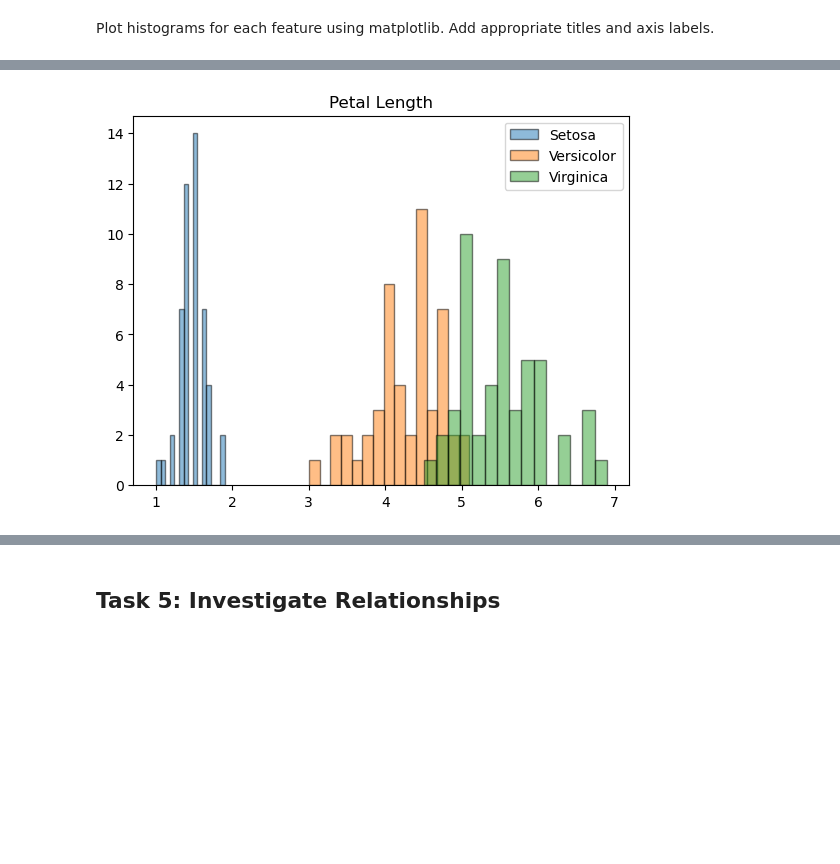
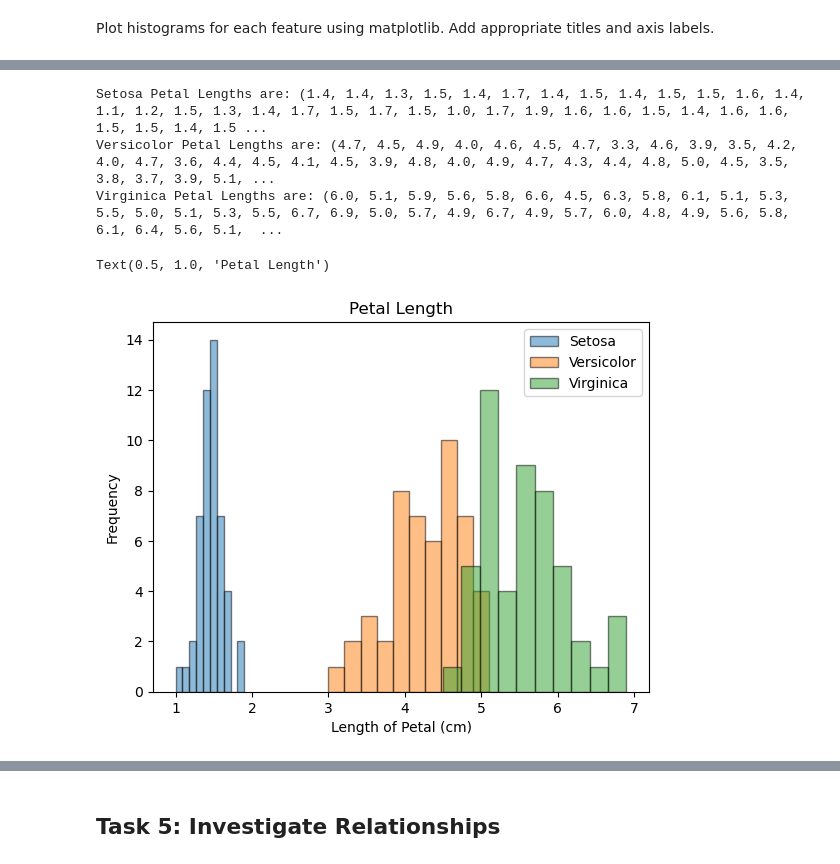
Before and after one commit to callagg2/principles_of_data_analytics, a Jupyter notebook: assessment/tasks.ipynb, the cells around one changed output, grey strips where cells are left out. Saved outputs shown, nothing was run; the diff lists cells and outputs as text; code cells hidden in the pictures; blank space fills up the shorter version.

```diff
--- a/assessment/tasks.ipynb
+++ b/assessment/tasks.ipynb
@@ -140,19 +150,24 @@ plt.show()
 # %%
 setosa_petal_length=(iris[0][0][2],iris[0][1][2],iris[0][2][2],iris[0][3][2],iris[0][4][2],iris[0][5][2],iris[0][6][2],iris[0][7][2],iris[0][8][2],iris[0][9][2],iris[0][10][2],iris[0][11][2],iris[0][12][2],iris[0][13][2],iris[0][14][2],iris[0][15][2],iris[0][16][2],iris[0][17][2],iris[0][18][2],iris[0][19][2],iris[0][20][2],iris[0][21][2],iris[0][22][2],iris[0][23][2],iris[0][24][2],iris[0][25][2],iris[0][26][2],iris[0][27][2],iris[0][28][2],iris[0][29][2],iris[0][30][2],iris[0][31][2],iris[0][32][2],iris[0][33][2],iris[0][34][2],iris[0][35][2],iris[0][36][2],iris[0][37][2],iris[0][38][2],iris[0][39][2],iris[0][40][2],iris[0][41][2],iris[0][42][2],iris[0][43][2],iris[0][44][2],iris[0][45][2],iris[0][46][2],iris[0][47][2],iris[0][48][2],iris[0][49][2])
+print(f"Setosa Petal Lengths are: {setosa_petal_length}")
+versicolor_petal_length=(iris[1][0][2],iris[1][1][2],iris[1][2][2],iris[1][3][2],iris[1][4][2],iris[1][5][2],iris[1][6][2],iris[1][7][2],iris[1][8][2],iris[1][9][2],iris[1][10][2],iris[1][11][2],iris[1][12][2],iris[1][13][2],iris[1][14][2],iris[1][15][2],iris[1][16][2],iris[1][17][2],iris[1][18][2],iris[1][19][2],iris[1][20][2],iris[1][21][2],iris[1][22][2],iris[1][23][2],iris[1][24][2],iris[1][25][2],iris[1][26][2],iris[1][27][2],iris[1][28][2],iris[1][29][2],iris[1][30][2],iris[1][31][2],iris[1][32][2],iris[1][33][2],iris[1][34][2],iris[1][35][2],iris[1][36][2],iris[1][37][2],iris[1][38][2],iris[1][39][2],iris[1][40][2],iris[1][41][2],iris[1][42][2],iris[1][43][2],iris[1][44][2],iris[1][45][2],iris[1][46][2],iris[1][47][2],iris[1][48][2],iris[1][49][2])
+print(f"Versicolor Petal Lengths are: {versicolor_petal_length}")
+virginica_petal_length=(iris[2][0][2],iris[2][1][2],iris[2][2][2],iris[2][3][2],iris[2][4][2],iris[2][5][2],iris[2][6][2],iris[2][7][2],iris[2][8][2],iris[2][9][2],iris[2][10][2],iris[2][11][2],iris[2][12][2],iris[2][13][2],iris[2][14][2],iris[2][15][2],iris[2][16][2],iris[2][17][2],iris[2][18][2],iris[2][19][2],iris[2][20][2],iris[2][21][2],iris[2][22][2],iris[2][23][2],iris[2][24][2],iris[2][25][2],iris[2][26][2],iris[2][27][2],iris[2][28][2],iris[2][29][2],iris[2][30][2],iris[2][31][2],iris[2][32][2],iris[2][33][2],iris[2][34][2],iris[2][35][2],iris[2][36][2],iris[2][37][2],iris[2][38][2],iris[2][39][2],iris[2][40][2],iris[2][41][2],iris[2][42][2],iris[2][43][2],iris[2][44][2],iris[2][45][2],iris[2][46][2],iris[2][47][2],iris[2][48][2],iris[2][49][2])
+print(f"Virginica Petal Lengths are: {virginica_petal_length}")
 
-versicolor_petal_length=(iris[1][0][2],iris[1][1][2],iris[1][2][2],iris[1][3][2],iris[1][4][2],iris[1][5][2],iris[1][6][2],iris[1][7][2],iris[1][8][2],iris[1][9][2],iris[1][10][2],iris[1][11][2],iris[1][12][2],iris[1][13][2],iris[1][14][2],iris[1][15][2],iris[1][16][2],iris[1][17][2],iris[1][18][2],iris[1][19][2],iris[1][20][2],iris[1][21][2],iris[1][22][2],iris[1][23][2],iris[1][24][2],iris[1][25][2],iris[1][26][2],iris[1][27][2],iris[1][28][2],iris[1][29][2],iris[1][30][2],iris[1][31][2],iris[1][32][2],iris[1][33][2],iris[1][34][2],iris[1][35][2],iris[1][36][2],iris[1][37][2],iris[1][38][2],iris[1][39][2],iris[1][40][2],iris[1][41][2],iris[1][42][2],iris[1][43][2],iris[1][44][2],iris[1][45][2],iris[1][46][2],iris[1][47][2],iris[1][48][2],iris[1][49][2])
-
-virginica_petal_length=(iris[2][0][2],iris[2][1][2],iris[2][2][2],iris[2][3][2],iris[2][4][2],iris[2][5][2],iris[2][6][2],iris[2][7][2],iris[2][8][2],iris[2][9][2],iris[2][10][2],iris[2][11][2],iris[2][12][2],iris[2][13][2],iris[2][14][2],iris[2][15][2],iris[2][16][2],iris[2][17][2],iris[2][18][2],iris[2][19][2],iris[2][20][2],iris[2][21][2],iris[2][22][2],iris[2][23][2],iris[2][24][2],iris[2][25][2],iris[2][26][2],iris[2][27][2],iris[2][28][2],iris[2][29][2],iris[2][30][2],iris[2][31][2],iris[2][32][2],iris[2][33][2],iris[2][34][2],iris[2][35][2],iris[2][36][2],iris[2][37][2],iris[2][38][2],iris[2][39][2],iris[2][40][2],iris[2][41][2],iris[2][42][2],iris[2][43][2],iris[2][44][2],iris[2][45][2],iris[2][46][2],iris[2][47][2],iris[2][48][2],iris[2][49][2])
-
-plt.hist(setosa_petal_length, bins=15, edgecolor="black", label="Setosa", alpha=0.5)
-plt.hist(versicolor_petal_length, bins=15, edgecolor="black", label="Versicolor", alpha=0.5)
-plt.hist(virginica_petal_length, bins=15, edgecolor="black", label="Virginica", alpha=0.5)
-plt.legend()
+fig, ax = plt.subplots()
+ax.hist(setosa_petal_length, bins=10, edgecolor="black", label="Setosa", alpha=0.5)
+ax.hist(versicolor_petal_length, bins=10, edgecolor="black", label="Versicolor", alpha=0.5)
+ax.hist(virginica_petal_length, bins=10, edgecolor="black", label="Virginica", alpha=0.5)
+ax.legend()
+ax.set_xlabel("Length of Petal (cm)")
+ax.set_ylabel("Frequency")
 plt.title("Petal Length")
-plt.set_xlabel=("Length of Petal")
-plt.set_ylabel=("Frequency")
-plt.show()
 # %% [output]
+Setosa Petal Lengths are: (1.4, 1.4, 1.3, 1.5, 1.4, 1.7, 1.4, 1.5, 1.4, 1.5, 1.5, 1.6, 1.4, 1.1, 1.2, 1.5, 1.3, 1.4, 1.7, 1.5, 1.7, 1.5, 1.0, 1.7, 1.9, 1.6, 1.6, 1.5, 1.4, 1.6, 1.6, 1.5, 1.5, 1.4, 1.5 ...
+Versicolor Petal Lengths are: (4.7, 4.5, 4.9, 4.0, 4.6, 4.5, 4.7, 3.3, 4.6, 3.9, 3.5, 4.2, 4.0, 4.7, 3.6, 4.4, 4.5, 4.1, 4.5, 3.9, 4.8, 4.0, 4.9, 4.7, 4.3, 4.4, 4.8, 5.0, 4.5, 3.5, 3.8, 3.7, 3.9, 5.1, ...
+Virginica Petal Lengths are: (6.0, 5.1, 5.9, 5.6, 5.8, 6.6, 4.5, 6.3, 5.8, 6.1, 5.1, 5.3, 5.5, 5.0, 5.1, 5.3, 5.5, 6.7, 6.9, 5.0, 5.7, 4.9, 6.7, 4.9, 5.7, 6.0, 4.8, 4.9, 5.6, 5.8, 6.1, 6.4, 5.6, 5.1,  ...
+Text(0.5, 1.0, 'Petal Length')
-[figure, old version]
+[figure, new version]
 # %%
 setosa_petal_width=(iris[0][0][3],iris[0][1][3],iris[0][2][3],iris[0][3][3],iris[0][4][3],iris[0][5][3],iris[0][6][3],iris[0][7][3],iris[0][8][3],iris[0][9][3],iris[0][10][3],iris[0][11][3],iris[0][12][3],iris[0][13][3],iris[0][14][3],iris[0][15][3],iris[0][16][3],iris[0][17][3],iris[0][18][3],iris[0][19][3],iris[0][20][3],iris[0][21][3],iris[0][22][3],iris[0][23][3],iris[0][24][3],iris[0][25][3],iris[0][26][3],iris[0][27][3],iris[0][28][3],iris[0][29][3],iris[0][30][3],iris[0][31][3],iris[0][32][3],iris[0][33][3],iris[0][34][3],iris[0][35][3],iris[0][36][3],iris[0][37][3],iris[0][38][3],iris[0][39][3],iris[0][40][3],iris[0][41][3],iris[0][42][3],iris[0][43][3],iris[0][44][3],iris[0][45][3],iris[0][46][3],iris[0][47][3],iris[0][48][3],iris[0][49][3])
```
Also changed, not shown: parts of 4 cells of this notebook, 1 other file.
